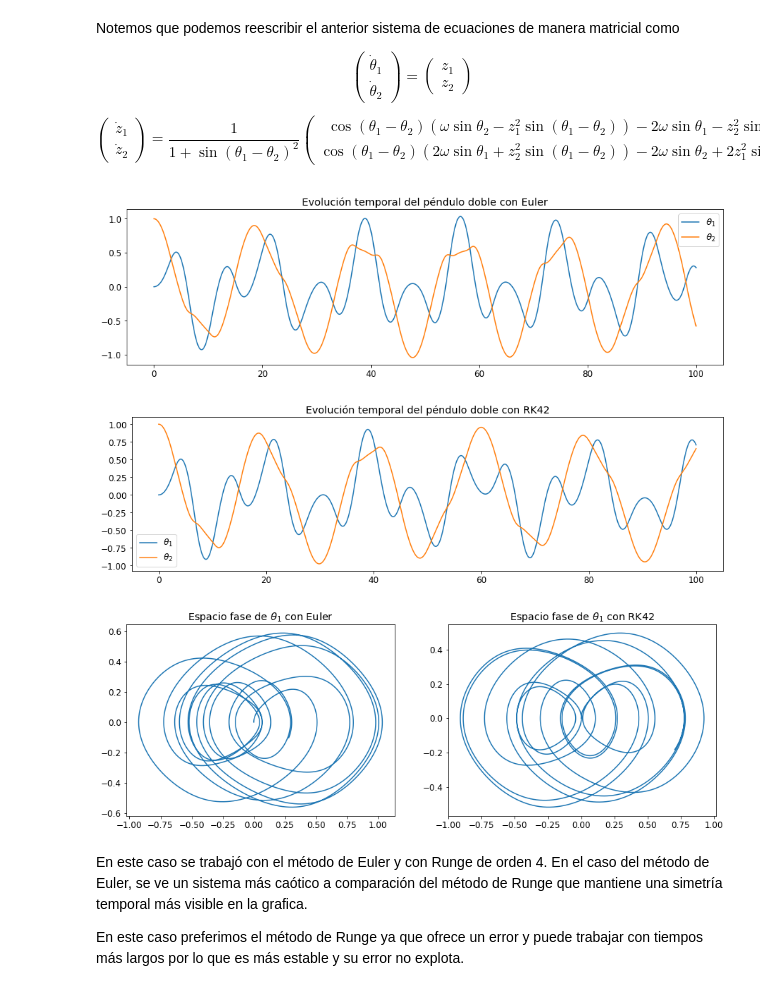
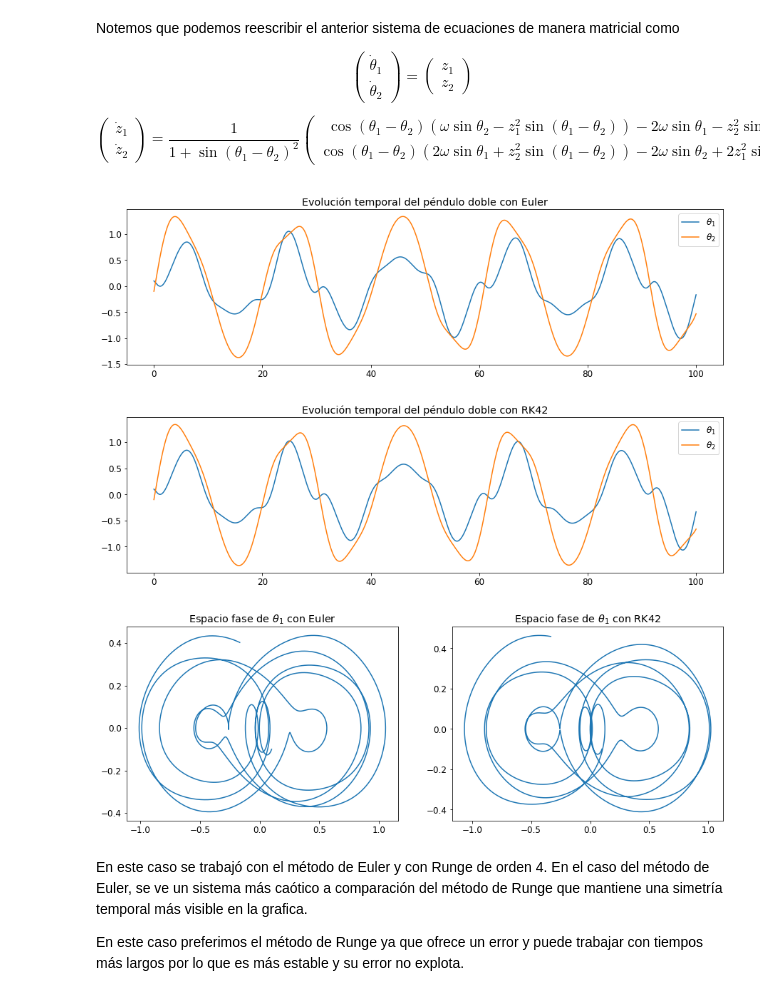
Before and after one commit to joshbrx/Fisica-Computacional, a Jupyter notebook: T2_BrionesAndrade.ipynb, the cells around one changed output. Cells and saved outputs as stored; diff of their text form; code cells hidden in the pictures.

```diff
--- a/T2_BrionesAndrade.ipynb
+++ b/T2_BrionesAndrade.ipynb
@@ -771,36 +806,39 @@ def EDO2_sistema(f, to, tf, x1i, x2i,  v1i, v2i, h, metodo):
         metodo(f,r,t,h)
     return (lista_t, lista_x1, lista_x2, lista_v1, lista_v2)
 # %%
-w=0.3;
+w = 0.3;
+x1, x2 = 0.1, -0.1
+v1, v2 =-0.1, 0.6
+
 M1 = EDO2_sistema(Pendulo_doble, 0, 100, x1, x2, v1, v2, 0.01, Euler2)
 M2 = EDO2_sistema(Pendulo_doble, 0, 100, x1, x2, v1, v2, 0.01, RK42)
 
 plt.figure(figsize=(15,4))
 plt.plot(M1[0], M1[1], label=r"$\theta_1$")
 # plt.plot(M1[0], M1[3], ":", label=r"$\dot\theta_1$")
 plt.plot(M1[0], M1[2], label=r"$\theta_2$")
 # plt.plot(M1[0], M1[4], ":", label=r"$\dot\theta_2$")
 plt.title(r"Evolución temporal del péndulo doble con Euler"); plt.legend(); plt.show();
 
 plt.figure(figsize=(15,4))
 plt.plot(M2[0], M2[1], label=r"$\theta_1$")
 # plt.plot(M2[0], M2[3], ":", label=r"$\dot\theta_1$")
 plt.plot(M2[0], M2[2], label=r"$\theta_2$")
 # plt.plot(M2[0], M2[4], ":", label=r"$\dot\theta_2$")
 plt.title(r"Evolución temporal del péndulo doble con RK42"); plt.legend(); plt.show();
 
 fig, (ax1, ax2) = plt.subplots(nrows=1, ncols=2, figsize=(15, 5))
 
 ax1.plot(M1[1], M1[3])
 ax1.set_title(r"Espacio fase de $\theta_1$ con Euler")
 
 ax2.plot(M2[1], M2[3])
 ax2.set_title(r"Espacio fase de $\theta_1$ con RK42")
 plt.show();
 # %% [output]
-[figure, old version]
+[figure, new version]
-[figure, old version]
+[figure, new version]
-[figure, old version]
+[figure, new version]
 # %% [markdown]
 En este caso se trabajó con el método de Euler y con Runge de orden 4. En el caso del método de Euler, se ve un sistema más caótico a comparación del método de Runge que mantiene una simetría temporal más visible en la grafica.
 
```
Also changed, not shown: parts of 13 cells of this notebook.
